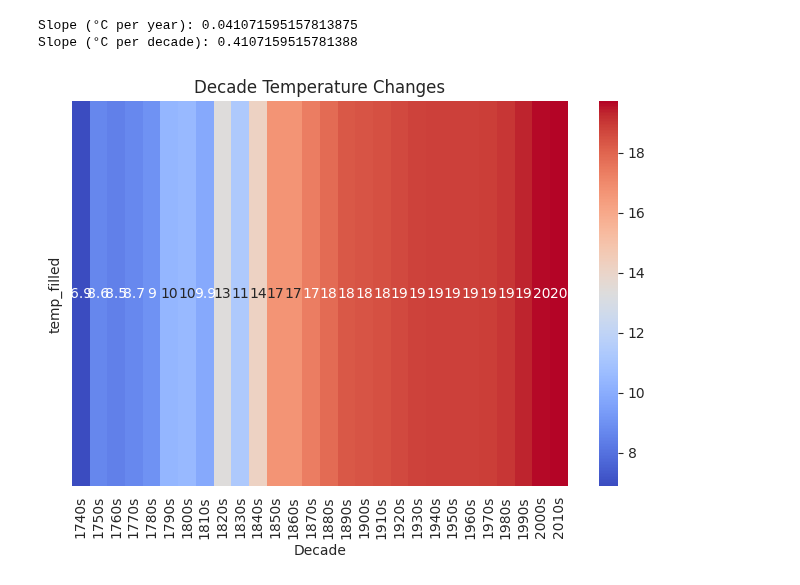
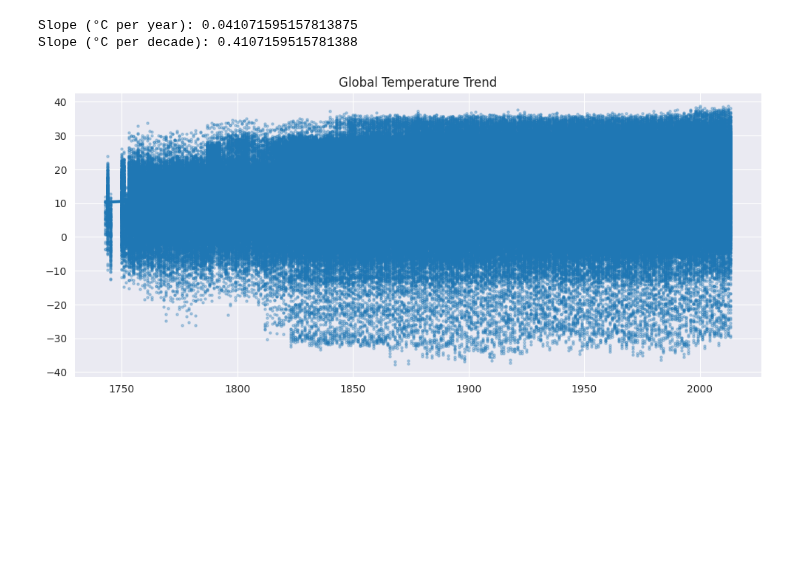
Before and after one commit to Mohammadrzn/maktab-HW, a Jupyter notebook: HW_04_Rezanejad/HW_05_Rezanejad_Q2.ipynb, the cells around one changed output. Saved outputs shown, nothing was run; the diff lists cells and outputs as text; code cells hidden in the pictures; blank space fills up the shorter version.

```diff
--- a/HW_04_Rezanejad/HW_05_Rezanejad_Q2.ipynb
+++ b/HW_04_Rezanejad/HW_05_Rezanejad_Q2.ipynb
@@ -102,12 +102,13 @@ baseline = intercept + slope * future_years
 optimistic = intercept + (slope * 0.7) * future_years
 pessimistic = intercept + (slope * 1.5) * future_years
 # %%
-plt.figure(figsize=(8,5))
-sns.heatmap(decade_mean.to_frame().T, annot=True, cmap="coolwarm")
-plt.title("Decade Temperature Changes")
+plt.figure(figsize=(12,5))
+plt.scatter(df["year"], df["temp_filled"], s=5, alpha=0.3)
+plt.plot(df["year"], intercept + slope * df["year"], linewidth=3)
+plt.title("Global Temperature Trend")
 plt.show()
 # %% [output]
-[figure, old version]
+[figure, new version]
 # %%
 plt.figure(figsize=(8,5))
 sns.heatmap(decade_mean.to_frame().T, annot=True, cmap="coolwarm")
```
Also changed, not shown: parts of 1 cell of this notebook.
